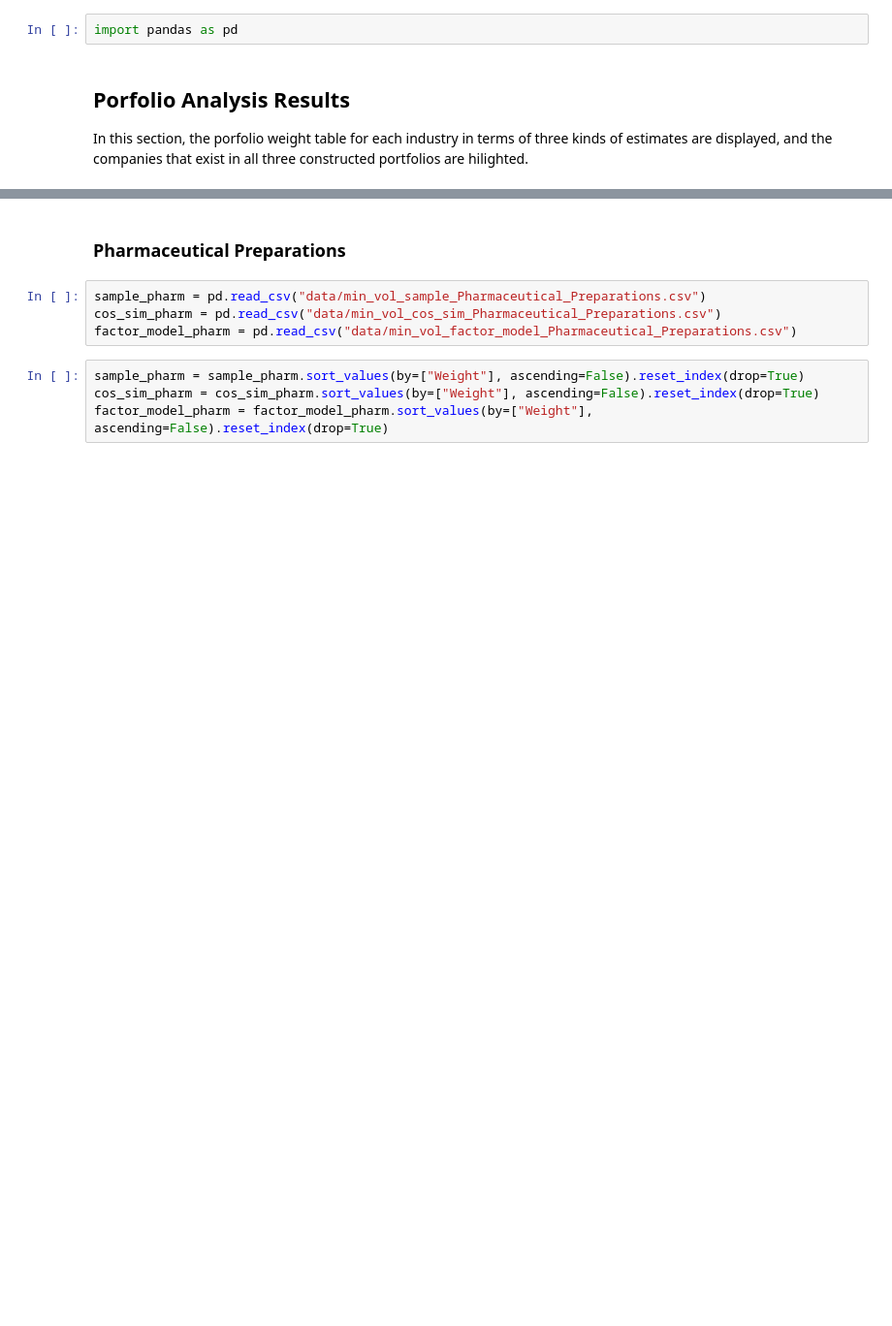
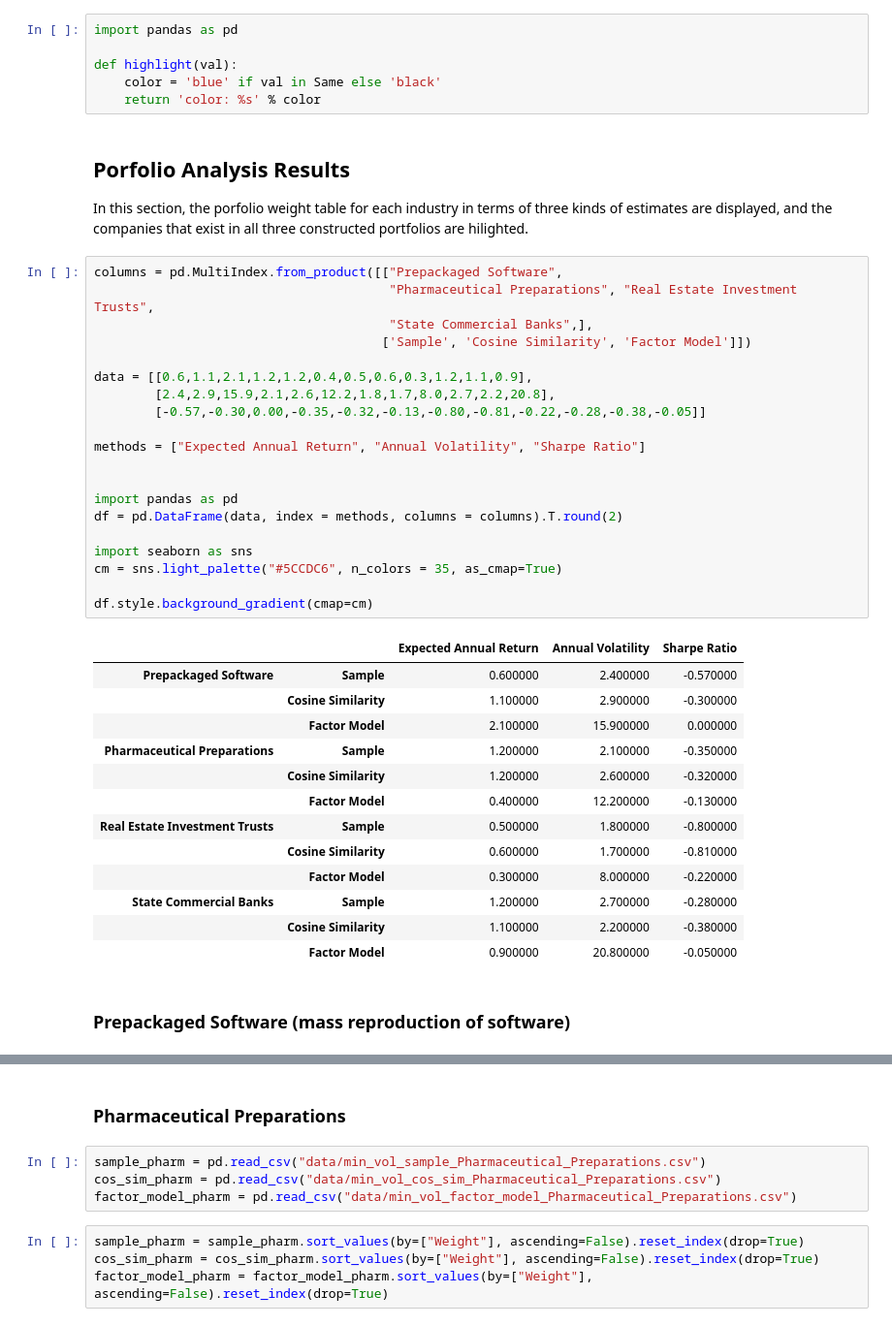
Before and after one commit to richardye101/ubineer_nlp_research, a Jupyter notebook: content/peitong/3.4_Minimum_Variance_Analysis_Results.ipynb, the cells around one changed output, grey strips where cells are left out. Shown at 97% size. Drawn from its saved outputs; the diff is of its cells as text; blank space fills up the shorter version.

```diff
--- a/content/peitong/3.4_Minimum_Variance_Analysis_Results.ipynb
+++ b/content/peitong/3.4_Minimum_Variance_Analysis_Results.ipynb
@@ -1,5 +1,45 @@
 # %%
 import pandas as pd
+
+def highlight(val):
+    color = 'blue' if val in Same else 'black'
+    return 'color: %s' % color
 # %% [markdown]
 ## Porfolio Analysis Results
 In this section, the porfolio weight table for each industry in terms of three kinds of estimates are displayed, and the companies that exist in all three constructed portfolios are hilighted.
+# %%
+columns = pd.MultiIndex.from_product([["Prepackaged Software",
+                                       "Pharmaceutical Preparations", "Real Estate Investment Trusts",
+                                       "State Commercial Banks",],
+                                      ['Sample', 'Cosine Similarity', 'Factor Model']])
+
+data = [[0.6,1.1,2.1,1.2,1.2,0.4,0.5,0.6,0.3,1.2,1.1,0.9],
+        [2.4,2.9,15.9,2.1,2.6,12.2,1.8,1.7,8.0,2.7,2.2,20.8],
+        [-0.57,-0.30,0.00,-0.35,-0.32,-0.13,-0.80,-0.81,-0.22,-0.28,-0.38,-0.05]]
+
+methods = ["Expected Annual Return", "Annual Volatility", "Sharpe Ratio"]
+
+
+import pandas as pd
+df = pd.DataFrame(data, index = methods, columns = columns).T.round(2)
+
+import seaborn as sns
+cm = sns.light_palette("#5CCDC6", n_colors = 35, as_cmap=True)
+
+df.style.background_gradient(cmap=cm)
+# %% [output]
+|  |  | Expected Annual Return | Annual Volatility | Sharpe Ratio |
+| Prepackaged Software | Sample | 0.600000 | 2.400000 | -0.570000 |
+|  | Cosine Similarity | 1.100000 | 2.900000 | -0.300000 |
+|  | Factor Model | 2.100000 | 15.900000 | 0.000000 |
+| Pharmaceutical Preparations | Sample | 1.200000 | 2.100000 | -0.350000 |
+|  | Cosine Similarity | 1.200000 | 2.600000 | -0.320000 |
+|  | Factor Model | 0.400000 | 12.200000 | -0.130000 |
+| Real Estate Investment Trusts | Sample | 0.500000 | 1.800000 | -0.800000 |
+|  | Cosine Similarity | 0.600000 | 1.700000 | -0.810000 |
+|  | Factor Model | 0.300000 | 8.000000 | -0.220000 |
+| State Commercial Banks | Sample | 1.200000 | 2.700000 | -0.280000 |
+|  | Cosine Similarity | 1.100000 | 2.200000 | -0.380000 |
+|  | Factor Model | 0.900000 | 20.800000 | -0.050000 |
+# %% [markdown]
+### Prepackaged Software (mass reproduction of software)
```
Also changed, not shown: parts of 18 cells of this notebook, 25 other files.
